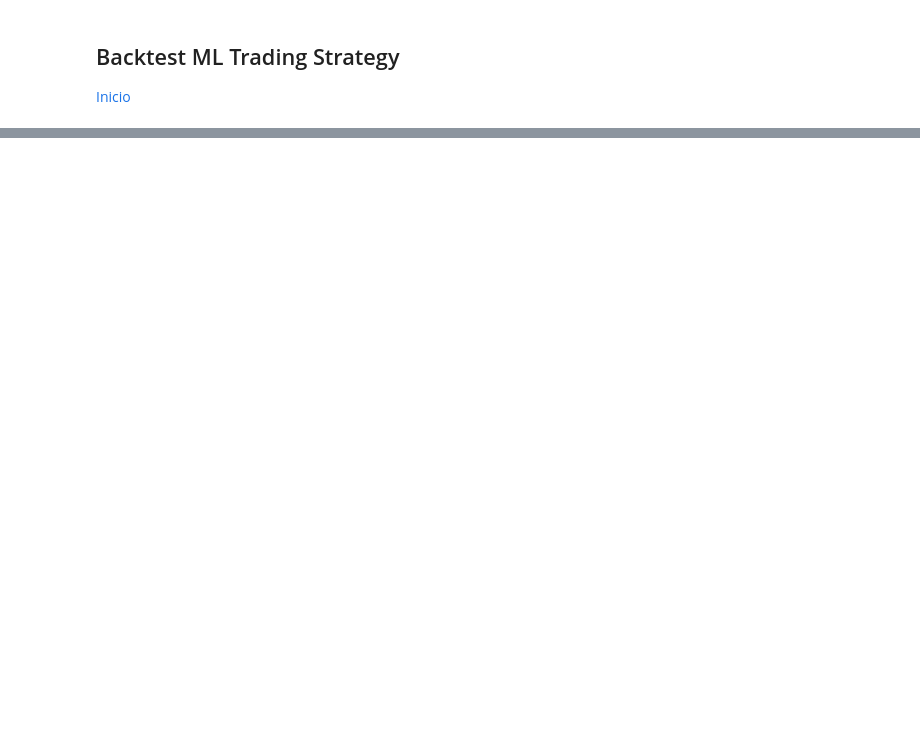
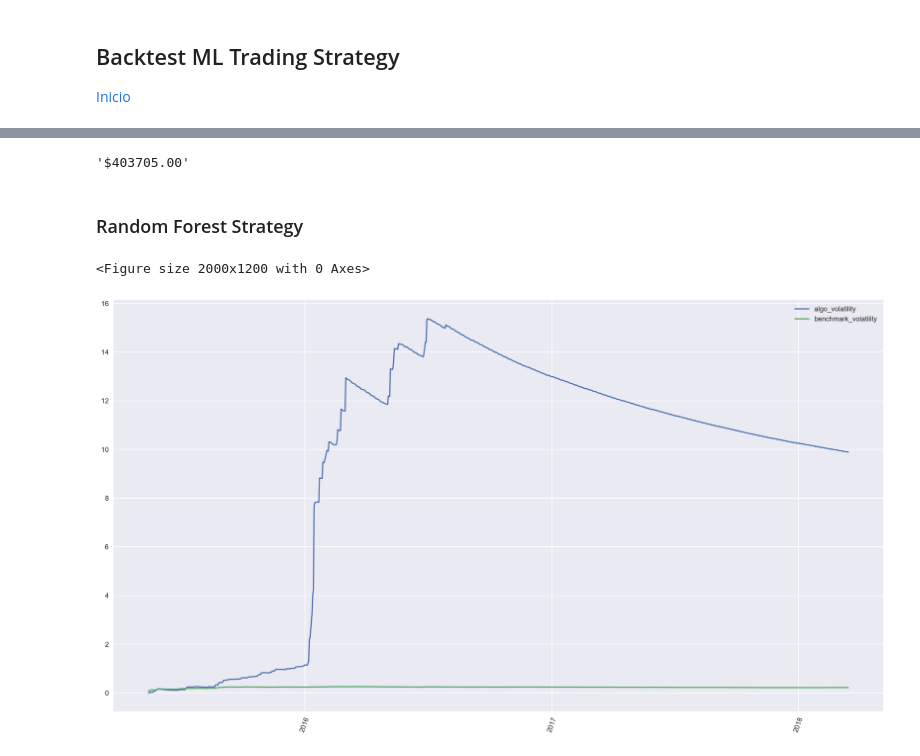
Before and after one commit to isabelpuche/ml_for_algo_trading, a Jupyter notebook: notebooks/ml_pipeline.ipynb, the cells around one changed output, grey strips where cells are left out. Saved outputs shown, nothing was run; the diff lists cells and outputs as text; code cells hidden in the pictures; blank space fills up the shorter version.

```diff
--- a/notebooks/ml_pipeline.ipynb
+++ b/notebooks/ml_pipeline.ipynb
@@ -857,0 +907,41 @@ df.portfolio_value.plot(figsize=(16,8))
+# %%
+'${:.2f}'.format(df.portfolio_value[-1] - df.capital_used.sum())
+# %% [output]
+'$403705.00'
+# %% [markdown]
+### Random Forest Strategy
+# %%
+df = pd.read_csv('../reports/buy_and_hold_RF.csv')
+# %%
+df = df.rename(columns={'Unnamed: 0':'date'}).set_index('date')
+# %%
+from matplotlib import pyplot as plt
+from matplotlib.dates import YearLocator, date2num, DateFormatter
+
+plt.figure(figsize = (10, 6))
+
+df.index = pd.DatetimeIndex(df.index)
+
+fig, ax = plt.subplots()
+
+fig.subplots_adjust(bottom=0.3)
+
+# Create a plot
+ax.plot(df.index, df.algo_volatility)
+ax.plot(df.index, df.benchmark_volatility)
+
+lctr = YearLocator()
+frmt = DateFormatter('%Y')
+
+# Final formatting
+ax.xaxis.set_major_locator(lctr)
+ax.xaxis.set_major_formatter(frmt)
+
+plt.xticks(rotation=70)
+plt.tight_layout()
+
+plt.legend()
+plt.show()
+# %% [output]
+<Figure size 2000x1200 with 0 Axes>
+[figure, added]
```
Also changed, not shown: parts of 31 cells of this notebook, 10 other files.
